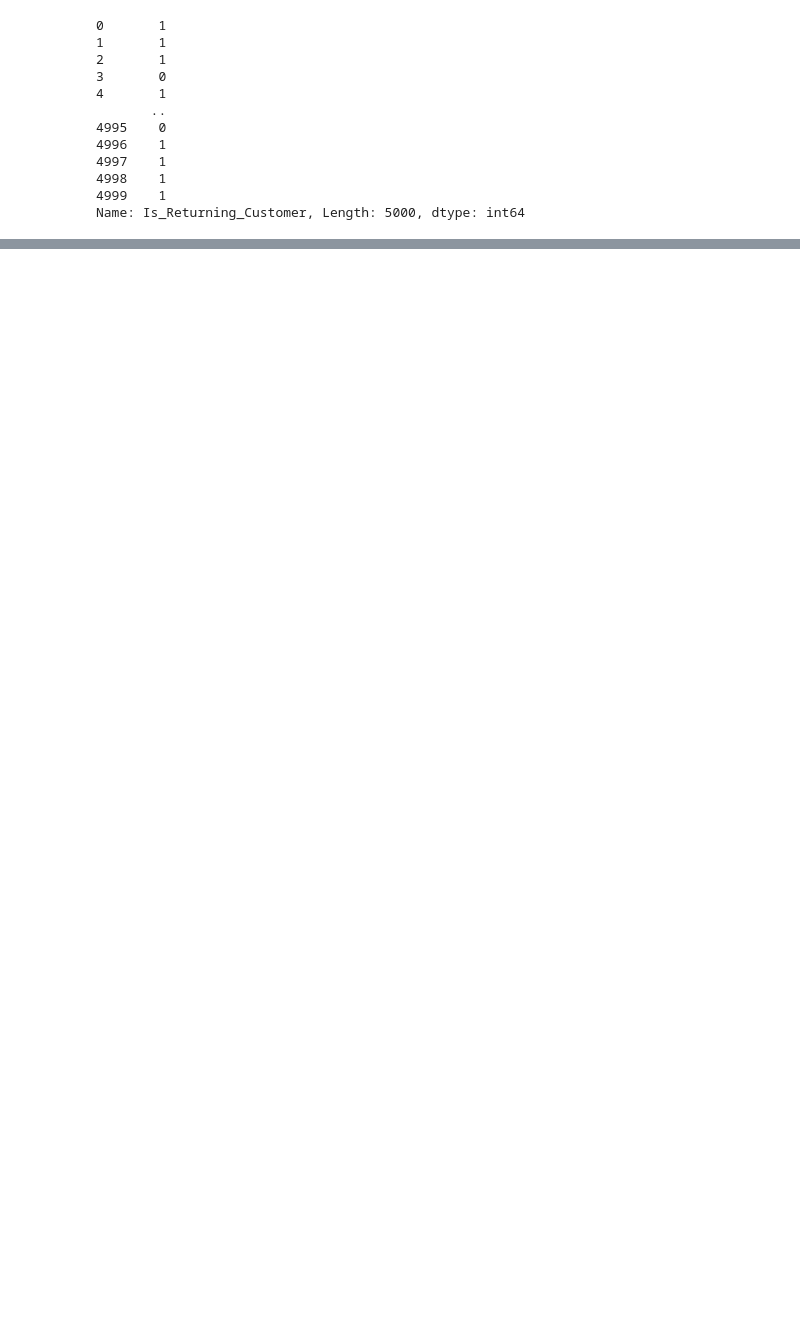
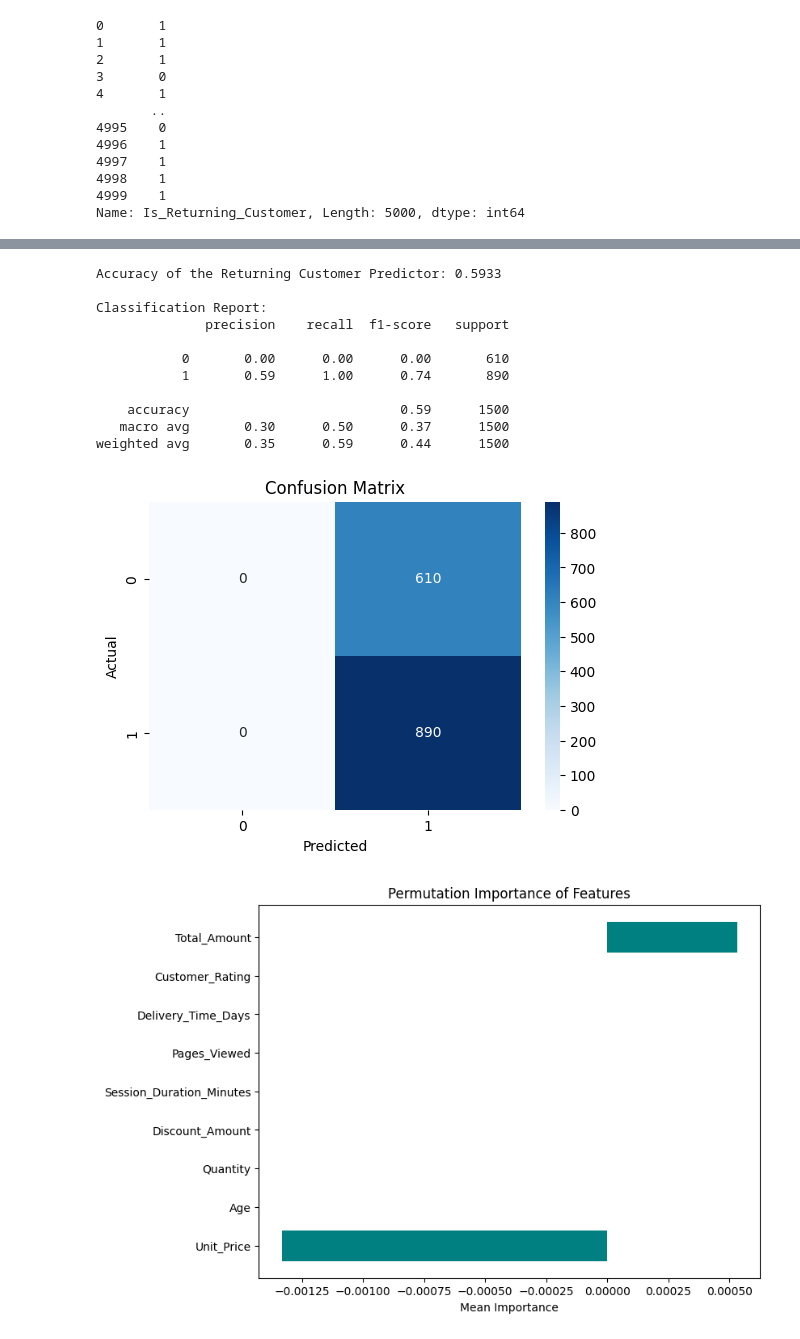
Before and after one commit to ADEOYE-MARY25/ml, a Jupyter notebook: customer behaviour/customer_behaviour.ipynb, the cells around one changed output, grey strips where cells are left out. Drawn from its saved outputs; the diff is of its cells as text; code cells hidden in the pictures; blank space fills up the shorter version.

```diff
--- a/customer behaviour/customer_behaviour.ipynb
+++ b/customer behaviour/customer_behaviour.ipynb
@@ -380,0 +434,71 @@ TypeError: float() argument must be a string or a real number, not 'Timestamp'
+# %%
+# Prediction Model: Returning Customer
+
+# In this section, we will attempt to predict if a customer is returning based on
+# other features of their session and purchasing behavior. Our target variable is 'Is_Returning_Customer'.
+
+# For simplicity, we will use basic features; note that feature engineering could further improve the model.
+# We will use a Logistic Regression classifier for this binary classification task.
+
+# Preparing the data
+features = ['Age', 'Unit_Price', 'Quantity', 'Discount_Amount', 'Total_Amount',
+            'Session_Duration_Minutes', 'Pages_Viewed', 'Delivery_Time_Days', 'Customer_Rating']
+
+X = df[features].fillna(0)  # filling NA for numeric features with 0 for simplicity
+
+# Converting the boolean target to integer (True -> 1, False -> 0)
+y = df['Is_Returning_Customer'].astype(int)
+
+# Splitting the data into training and testing sets
+X_train, X_test, y_train, y_test = train_test_split(X, y, test_size=0.3, random_state=42)
+
+# Initialize and train the Logistic Regression model
+model = LogisticRegression(max_iter=1000)
+model.fit(X_train, y_train)
+
+# Making predictions
+y_pred = model.predict(X_test)
+
+# Evaluating the model performance using Accuracy Score
+accuracy = accuracy_score(y_test, y_pred)
+print(f"Accuracy of the Returning Customer Predictor: {accuracy:.4f}")
+
+# Displaying a detailed classification report
+print('\nClassification Report:')
+print(classification_report(y_test, y_pred))
+
+# Creating a confusion matrix heatmap
+cm = confusion_matrix(y_test, y_pred)
+plt.figure(figsize=(6, 4))
+sns.heatmap(cm, annot=True, fmt='d', cmap='Blues')
+plt.title('Confusion Matrix')
+plt.xlabel('Predicted')
+plt.ylabel('Actual')
+plt.show()
+
+# Calculating and plotting permutation importance
+result = permutation_importance(model, X_test, y_test, n_repeats=10, random_state=42)
+importance_df = pd.DataFrame({
+    'Feature': features,
+    'Importance': result.importances_mean
+}).sort_values(by='Importance', ascending=True)
+
+plt.figure(figsize=(8, 6))
+plt.barh(importance_df['Feature'], importance_df['Importance'], color='teal')
+plt.title('Permutation Importance of Features')
+plt.xlabel('Mean Importance')
+plt.show()
+# %% [output]
+Accuracy of the Returning Customer Predictor: 0.5933
+
+Classification Report:
+              precision    recall  f1-score   support
+
+           0       0.00      0.00      0.00       610
+           1       0.59      1.00      0.74       890
+
+    accuracy                           0.59      1500
+   macro avg       0.30      0.50      0.37      1500
+weighted avg       0.35      0.59      0.44      1500
+[figure, added]
+[figure, added]
```
Also changed, not shown: parts of 11 cells of this notebook.
